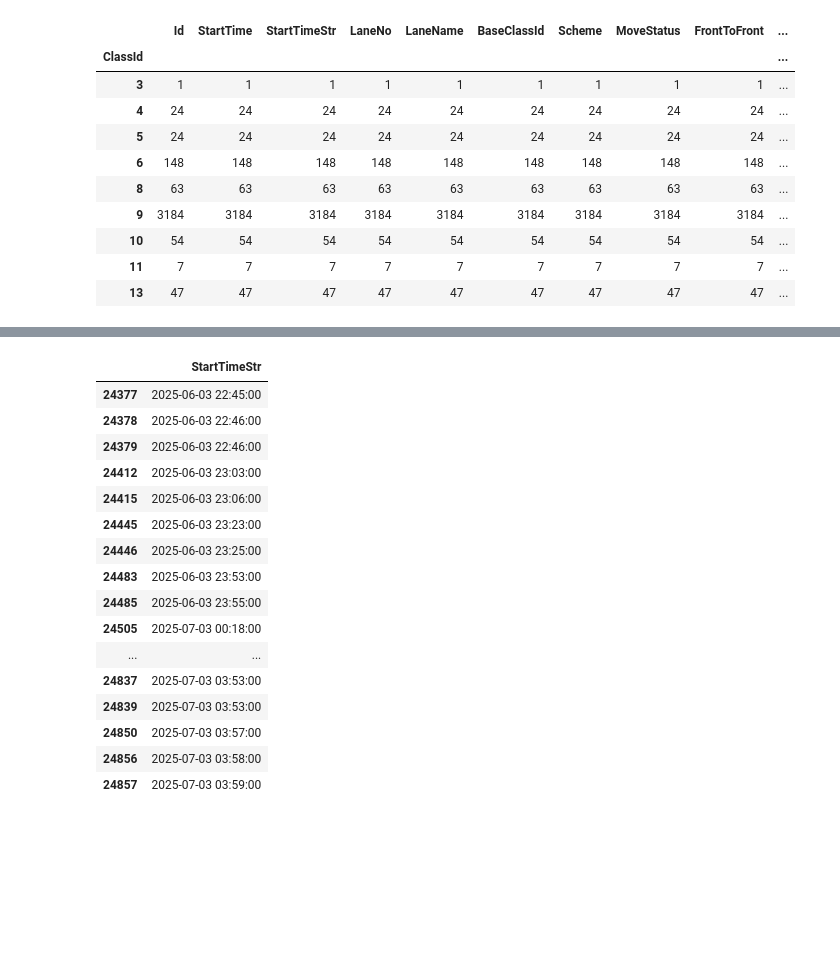
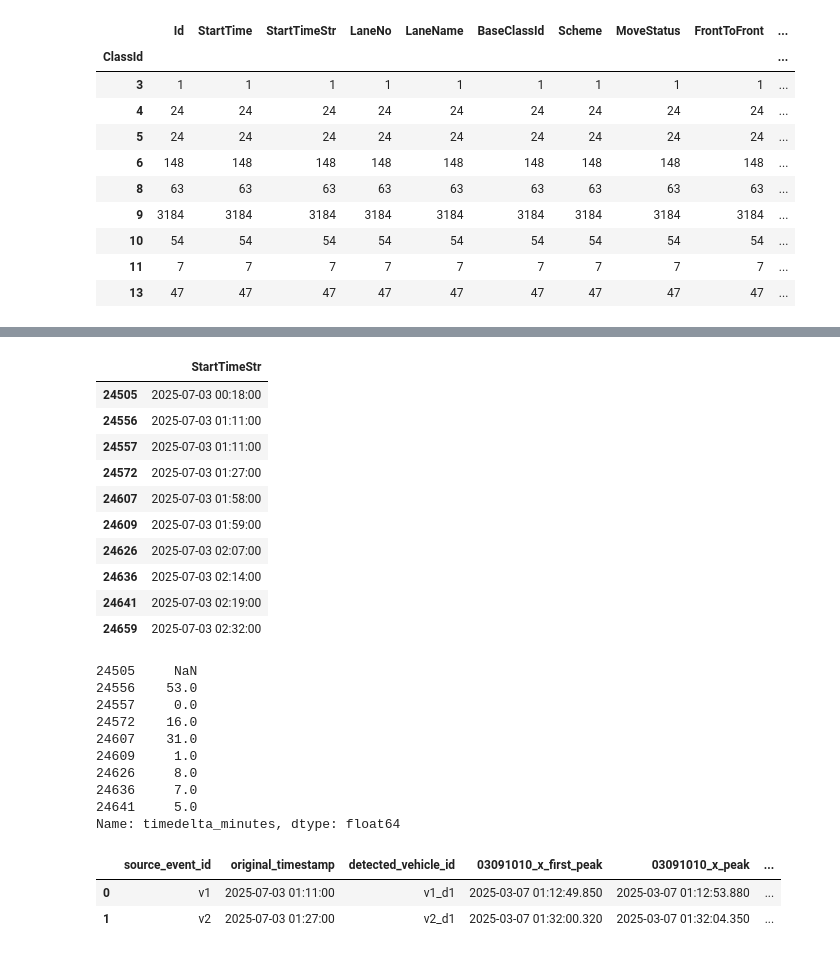
Before and after one commit to Thomas-Lohith/industry_time_series, a Jupyter notebook: src/research/notebooks/weighing_data.ipynb, the cells around one changed output, grey strips where cells are left out. Drawn from its saved outputs; the diff is of its cells as text; code cells hidden in the pictures; blank space fills up the shorter version.

Commit message:
added a notebook to find all the isolated events in the avilable mrach weighing data

```diff
--- a/src/research/notebooks/weighing_data.ipynb
+++ b/src/research/notebooks/weighing_data.ipynb
@@ -113,7 +117,7 @@ df.groupby(by='ClassId').count()
 | 11 | 7 | 7 | 7 | 7 | 7 | 7 | 7 | 7 | 7 | ... |
 | 13 | 47 | 47 | 47 | 47 | 47 | 47 | 47 | 47 | 47 | ... |
 # %%
-df = df[1800:2000]
+df = df[1809:2000]
 # %%
 
 pd.set_option('display.max_columns', None)
@@ -137,23 +146,36 @@ Name: StartTimeStr, Length: 200, dtype: datetime64[ns]
 # %%
-df_timestamp.head(50)
+df_timestamp = df_timestamp.head(10)
 #df_timestamp.tail()
-# %% [output]
-|  | StartTimeStr |
-| 24377 | 2025-06-03 22:45:00 |
-| 24378 | 2025-06-03 22:46:00 |
-| 24379 | 2025-06-03 22:46:00 |
-| 24412 | 2025-06-03 23:03:00 |
-| 24415 | 2025-06-03 23:06:00 |
-| 24445 | 2025-06-03 23:23:00 |
-| 24446 | 2025-06-03 23:25:00 |
-| 24483 | 2025-06-03 23:53:00 |
-| 24485 | 2025-06-03 23:55:00 |
-| 24505 | 2025-07-03 00:18:00 |
-| ... | ... |
-| 24837 | 2025-07-03 03:53:00 |
-| 24839 | 2025-07-03 03:53:00 |
-| 24850 | 2025-07-03 03:57:00 |
-| 24856 | 2025-07-03 03:58:00 |
-| 24857 | 2025-07-03 03:59:00 |
+# %%
+df_timestamp
+# %% [output]
+|  | StartTimeStr |
+| 24505 | 2025-07-03 00:18:00 |
+| 24556 | 2025-07-03 01:11:00 |
+| 24557 | 2025-07-03 01:11:00 |
+| 24572 | 2025-07-03 01:27:00 |
+| 24607 | 2025-07-03 01:58:00 |
+| 24609 | 2025-07-03 01:59:00 |
+| 24626 | 2025-07-03 02:07:00 |
+| 24636 | 2025-07-03 02:14:00 |
+| 24641 | 2025-07-03 02:19:00 |
+| 24659 | 2025-07-03 02:32:00 |
 # %%
-#df_timestamp.to_csv('timestamps_collection.csv')
+df_timestamp['StartTimeStr'] = pd.to_datetime(df_timestamp['StartTimeStr'])
+df_timestamp['timedelta_minutes'] = df_timestamp['StartTimeStr'].diff().dt.total_seconds()/60
+
+df_timestamp = df_timestamp.iloc[0:-1]
+print(df_timestamp['timedelta_minutes'])
+
+df_out = df_timestamp[df_timestamp['timedelta_minutes'] > 5]
+# %% [output]
+24505     NaN
+24556    53.0
+24557     0.0
+24572    16.0
+24607    31.0
+24609     1.0
+24626     8.0
+24636     7.0
+24641     5.0
+Name: timedelta_minutes, dtype: float64
@@ -159,0 +187,6 @@ df_timestamp.head(50)
+# %%
+df
+# %% [output]
+|  | source_event_id | original_timestamp | detected_vehicle_id | 03091010_x_first_peak | 03091010_x_peak | ... |
+| 0 | v1 | 2025-07-03 01:11:00 | v1_d1 | 2025-03-07 01:12:49.850 | 2025-03-07 01:12:53.880 | ... |
+| 1 | v2 | 2025-07-03 01:27:00 | v2_d1 | 2025-03-07 01:32:00.320 | 2025-03-07 01:32:04.350 | ... |
```
Also changed, not shown: parts of 5 cells of this notebook, 14 other files.
